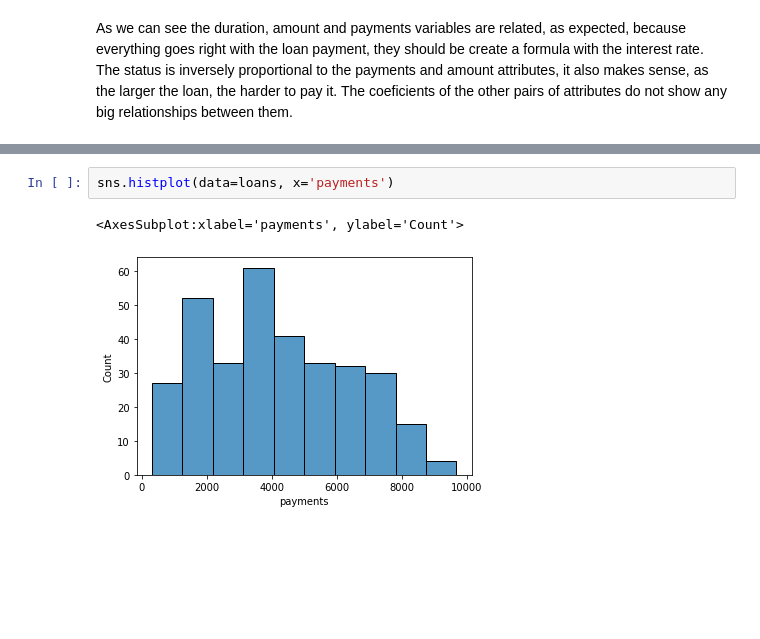
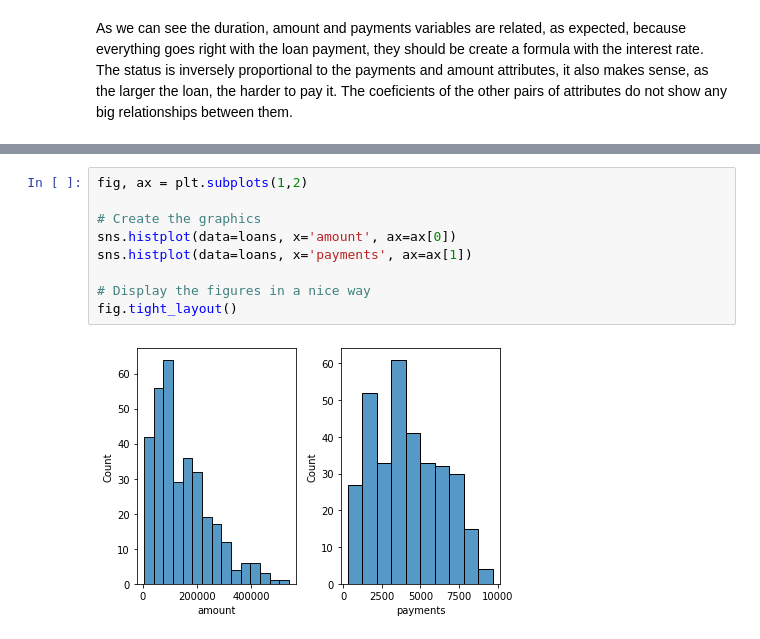
Before and after one commit to Samuuuh/feup-ac, a Jupyter notebook: docs/data_understanding.ipynb, the cells around one changed output, grey strips where cells are left out. Saved outputs shown, nothing was run; the diff lists cells and outputs as text; blank space fills up the shorter version.

Commit message:
added some data understanding

```diff
--- a/docs/data_understanding.ipynb
+++ b/docs/data_understanding.ipynb
@@ -70,5 +60,11 @@ sns.histplot(data=loans, x='duration')
-# %%
-sns.histplot(data=loans, x='payments')
-# %% [output]
-<AxesSubplot:xlabel='payments', ylabel='Count'>
-[figure, removed]
+# %%
+fig, ax = plt.subplots(1,2)
+
+# Create the graphics
+sns.histplot(data=loans, x='amount', ax=ax[0])
+sns.histplot(data=loans, x='payments', ax=ax[1])
+
+# Display the figures in a nice way
+fig.tight_layout()
+# %% [output]
+[figure, added]
```
Also changed, not shown: parts of 3 cells of this notebook.
